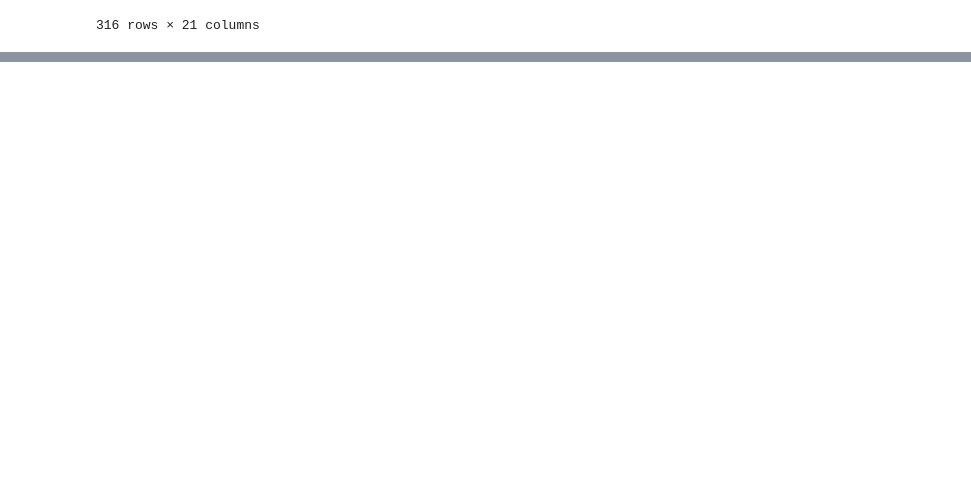
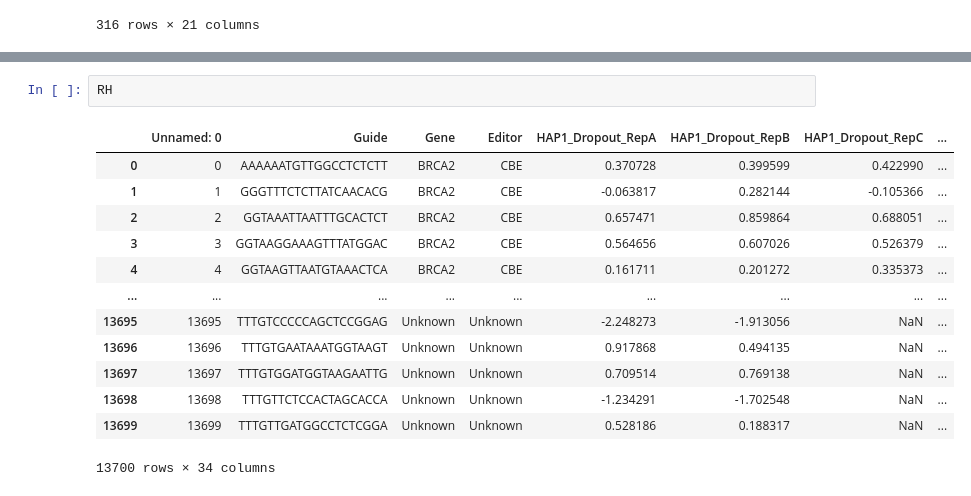
Before and after one commit to QuantitativeBiology/BECancerResistome, a Jupyter notebook: BECancerResistome/Processing/merging.ipynb, the cells around one changed output, grey strips where cells are left out. Saved outputs shown, nothing was run; the diff lists cells and outputs as text; blank space fills up the shorter version.

```diff
--- a/BECancerResistome/Processing/merging.ipynb
+++ b/BECancerResistome/Processing/merging.ipynb
@@ -159,0 +253,16 @@ g.merge(f,on=["Guide","Editor","Gene"])
+# %%
+RH
+# %% [output]
+|  | Unnamed: 0 | Guide | Gene | Editor | HAP1_Dropout_RepA | HAP1_Dropout_RepB | HAP1_Dropout_RepC | ... |
+| 0 | 0 | AAAAAATGTTGGCCTCTCTT | BRCA2 | CBE | 0.370728 | 0.399599 | 0.422990 | ... |
+| 1 | 1 | GGGTTTCTCTTATCAACACG | BRCA2 | CBE | -0.063817 | 0.282144 | -0.105366 | ... |
+| 2 | 2 | GGTAAATTAATTTGCACTCT | BRCA2 | CBE | 0.657471 | 0.859864 | 0.688051 | ... |
+| 3 | 3 | GGTAAGGAAAGTTTATGGAC | BRCA2 | CBE | 0.564656 | 0.607026 | 0.526379 | ... |
+| 4 | 4 | GGTAAGTTAATGTAAACTCA | BRCA2 | CBE | 0.161711 | 0.201272 | 0.335373 | ... |
+| ... | ... | ... | ... | ... | ... | ... | ... | ... |
+| 13695 | 13695 | TTTGTCCCCCAGCTCCGGAG | Unknown | Unknown | -2.248273 | -1.913056 | NaN | ... |
+| 13696 | 13696 | TTTGTGAATAAATGGTAAGT | Unknown | Unknown | 0.917868 | 0.494135 | NaN | ... |
+| 13697 | 13697 | TTTGTGGATGGTAAGAATTG | Unknown | Unknown | 0.709514 | 0.769138 | NaN | ... |
+| 13698 | 13698 | TTTGTTCTCCACTAGCACCA | Unknown | Unknown | -1.234291 | -1.702548 | NaN | ... |
+| 13699 | 13699 | TTTGTTGATGGCCTCTCGGA | Unknown | Unknown | 0.528186 | 0.188317 | NaN | ... |
+13700 rows × 34 columns
```
Also changed, not shown: parts of 16 cells of this notebook, 2 other files.
